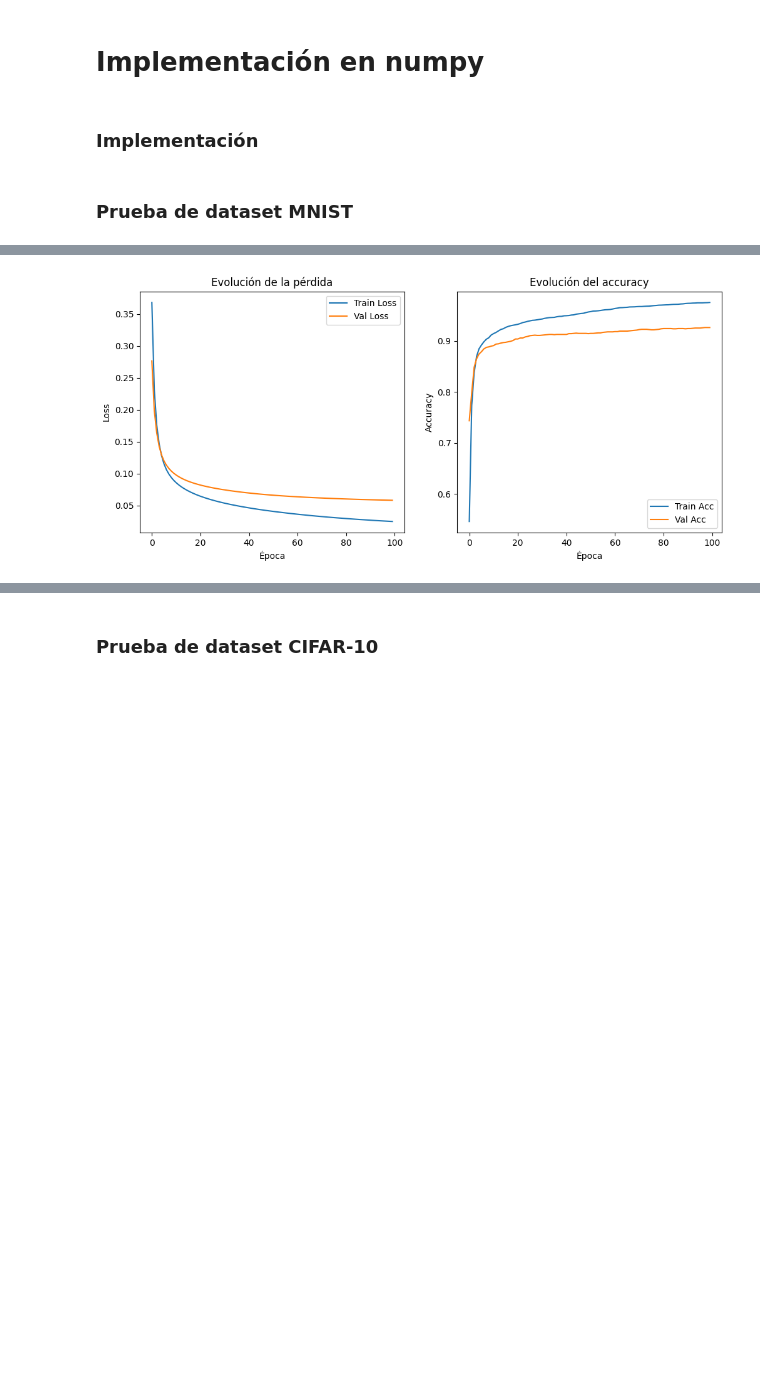
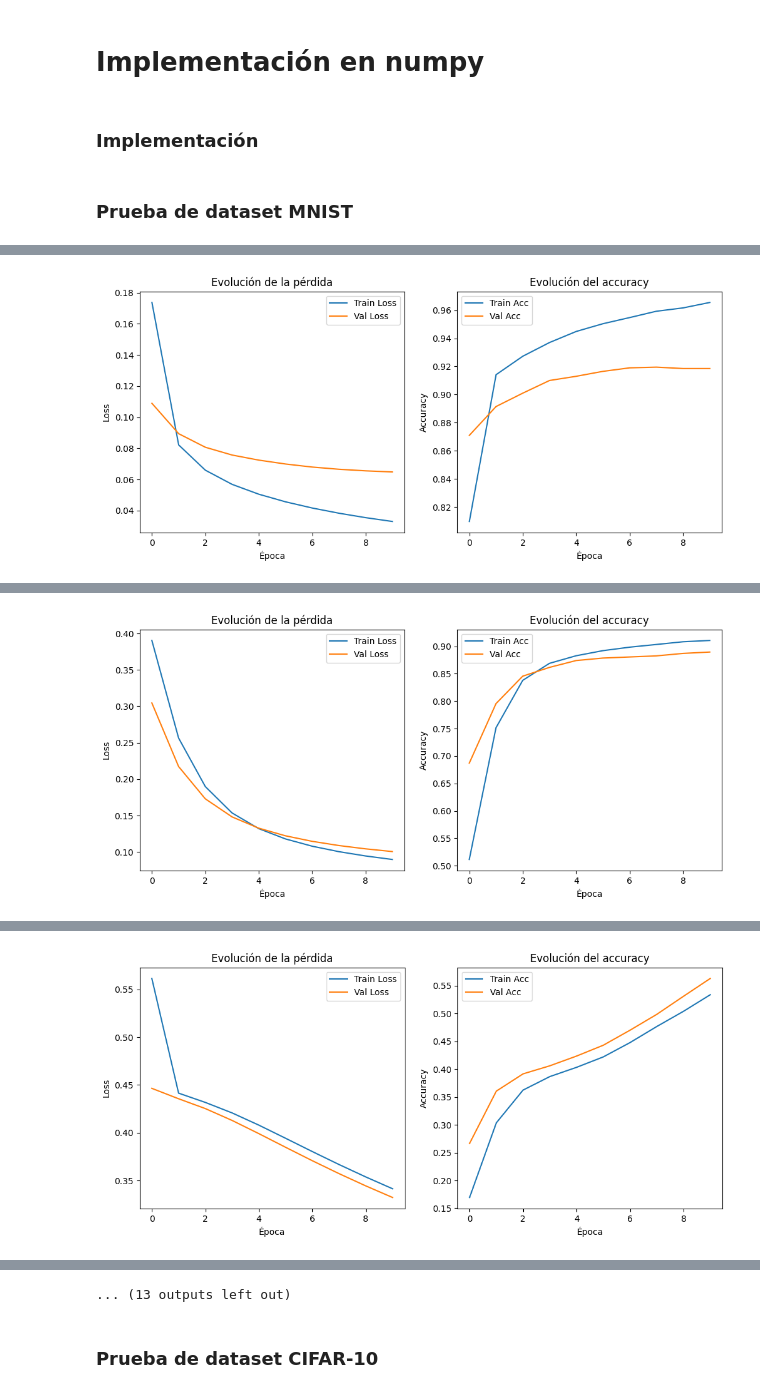
Before and after one commit to Luklr/SI-2025, a Jupyter notebook: TP-Final-Perceptron/perceptron_multicapa.ipynb, the cells around one changed output, grey strips where cells are left out. Saved outputs shown, nothing was run; the diff lists cells and outputs as text; code cells hidden in the pictures; blank space fills up the shorter version.

```diff
--- a/TP-Final-Perceptron/perceptron_multicapa.ipynb
+++ b/TP-Final-Perceptron/perceptron_multicapa.ipynb
@@ -119,9 +121,9 @@ class NeuralNetwork:
         # print("\nPesos de la capa intermedia:")
         # for idx, neuron in enumerate(self.layers[0]):
         #     print(f"Neurona {idx}: {neuron.weights}")
-        print("\nPesos de la capa de salida:")
-        for idx, neuron in enumerate(self.layers[-1]):
-            print(f"Neurona {idx}: {neuron.weights}")
+        # print("\nPesos de la capa de salida:")
+        # for idx, neuron in enumerate(self.layers[-1]):
+        #     print(f"Neurona {idx}: {neuron.weights}")
 
     def forward(self, x):
         # Propagación hacia adelante para una muestra
@@ -197,6 +199,11 @@ class NeuralNetwork:
                 # Imprime métricas cada 10% de las épocas
                 print(f"Epoch {epoch+1}/{epochs} - Loss: {history['loss'][-1]:.4f} - Acc: {acc:.4f}")
         return history  # Devuelve el historial para graficar
+# %%
+activaciones = ['sigmoid', 'linear']
+capas = [[32], [64], [128], [64, 32], [32, 32, 32]]
+learning_rates = [0.1, 0.01, 0.001]
+epoch = 10
 # %% [markdown]
 ### Prueba de dataset MNIST
 # %%
@@ -258,20 +236,40 @@ Epoch 91/100 - Loss: 0.0269 - Acc: 0.9740
 # %%
-# --- GRAFICAR LOSS Y ACCURACY ---
-plt.figure(figsize=(12,5))
-plt.subplot(1,2,1)
-plt.plot(history['loss'], label='Train Loss')
-plt.plot(history['val_loss'], label='Val Loss')
-plt.xlabel('Época')
-plt.ylabel('Loss')
-plt.legend()
-plt.title('Evolución de la pérdida')
+output_layer_size = 10  # MNIST tiene 10 clases
+resultados = []
+for act in activaciones:
+    for capa in capas:
+        for lr in learning_rates:
+            nn = NeuralNetwork([X_train.shape[1], *capa, output_layer_size], learning_rate=lr, activation=act)
+            print(f"Entrenando con f(x) activación={act}, capas={capa}, lr={lr}")
+            hist = nn.train(X_train, y_train, epochs=epoch, X_val=X_val, Y_val=y_val)
+            resultados.append({
+                'activacion': act,
+                'capas': str(capa),
+                'lr': lr,
+                'val_acc': max(hist['val_accuracy']),
+                'val_loss': min(hist['val_loss'])
+            })
+            # Graficar para cada experimento
+            plt.figure(figsize=(12, 5))
+            plt.subplot(1, 2, 1)
+            plt.title(f"Numpy: {act}, capas={capa}, lr={lr}")
+            plt.plot(hist["loss"], label="Train Loss")
+            plt.plot(hist["val_loss"], label="Val Loss")
+            plt.xlabel("Época")
+            plt.ylabel("Loss")
+            plt.legend()
+            plt.title("Evolución de la pérdida")
 
-plt.subplot(1,2,2)
-plt.plot(history['accuracy'], label='Train Acc')
-plt.plot(history['val_accuracy'], label='Val Acc')
-plt.xlabel('Época')
-plt.ylabel('Accuracy')
-plt.legend()
-plt.title('Evolución del accuracy')
-plt.show()
+            plt.subplot(1, 2, 2)
+            plt.title(f"Numpy: {act}, capas={capa}, lr={lr}")
+            plt.plot(hist["accuracy"], label="Train Acc")
+            plt.plot(hist["val_accuracy"], label="Val Acc")
+            plt.xlabel("Época")
+            plt.ylabel("Accuracy")
+            plt.legend()
+            plt.title("Evolución del accuracy")
+            plt.show()
+
+# Tabla resumen
+pd.DataFrame(resultados).sort_values('val_acc', ascending=False)
 # %% [output]
@@ -278 +287 @@ plt.show()
-[figure, old version]
+[figure, new version]
@@ -278,0 +299 @@ plt.show()
+[figure, added]
@@ -278,0 +311 @@ plt.show()
+[figure, added]
@@ -279,3 +348,4 @@ plt.show()
+... (13 outputs left out)
 # %% [markdown]
 ### Prueba de dataset CIFAR-10
 # %%
```
Also changed, not shown: parts of 18 cells of this notebook.
